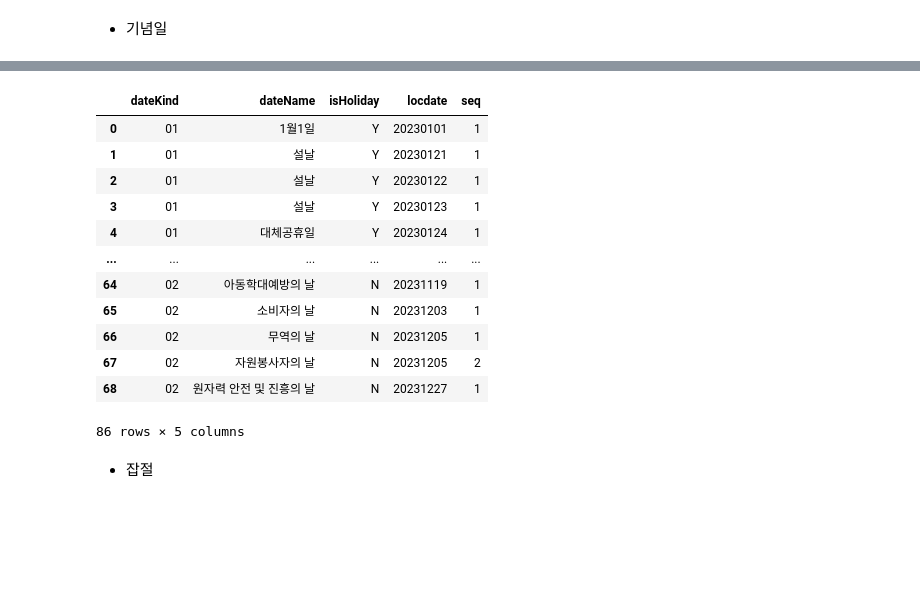
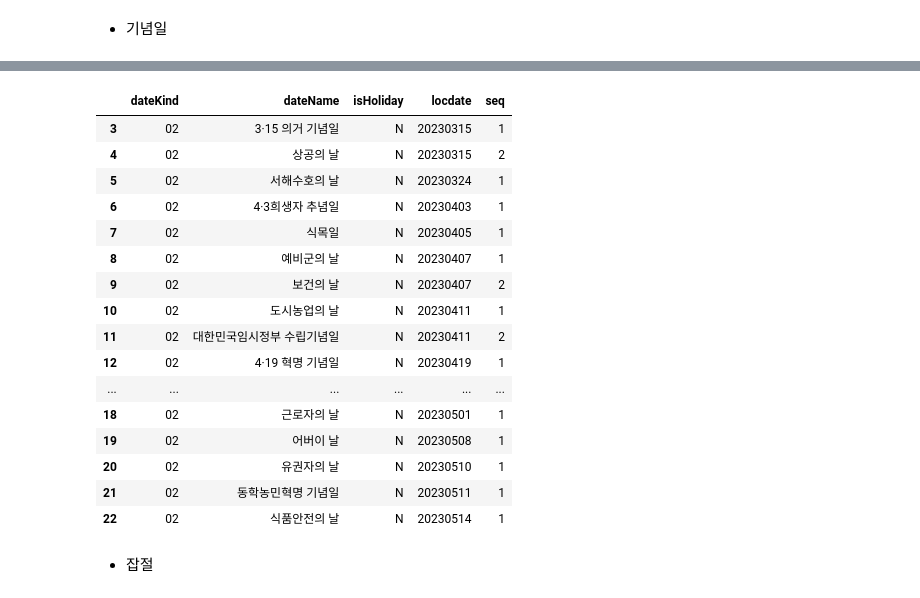
Before and after one commit to ssmpet/DataAnalysis_Lecture-2023.04, a Jupyter notebook: 07.FlaskWeb/calendar_util.ipynb, the cells around one changed output, grey strips where cells are left out. Drawn from its saved outputs; the diff is of its cells as text; code cells hidden in the pictures; blank space fills up the shorter version.

```diff
--- a/07.FlaskWeb/calendar_util.ipynb
+++ b/07.FlaskWeb/calendar_util.ipynb
@@ -192,19 +216,23 @@ dt = pd.concat([holidays, json_normalize(res['response']['body']['items']['item'
 # %%
-dt
+dt[20:40]
 # %% [output]
 |  | dateKind | dateName | isHoliday | locdate | seq |
-| 0 | 01 | 1월1일 | Y | 20230101 | 1 |
-| 1 | 01 | 설날 | Y | 20230121 | 1 |
-| 2 | 01 | 설날 | Y | 20230122 | 1 |
-| 3 | 01 | 설날 | Y | 20230123 | 1 |
-| 4 | 01 | 대체공휴일 | Y | 20230124 | 1 |
+| 3 | 02 | 3·15 의거 기념일 | N | 20230315 | 1 |
+| 4 | 02 | 상공의 날 | N | 20230315 | 2 |
+| 5 | 02 | 서해수호의 날 | N | 20230324 | 1 |
+| 6 | 02 | 4·3희생자 추념일 | N | 20230403 | 1 |
+| 7 | 02 | 식목일 | N | 20230405 | 1 |
+| 8 | 02 | 예비군의 날 | N | 20230407 | 1 |
+| 9 | 02 | 보건의 날 | N | 20230407 | 2 |
+| 10 | 02 | 도시농업의 날 | N | 20230411 | 1 |
+| 11 | 02 | 대한민국임시정부 수립기념일 | N | 20230411 | 2 |
+| 12 | 02 | 4·19 혁명 기념일 | N | 20230419 | 1 |
 | ... | ... | ... | ... | ... | ... |
-| 64 | 02 | 아동학대예방의 날 | N | 20231119 | 1 |
-| 65 | 02 | 소비자의 날 | N | 20231203 | 1 |
-| 66 | 02 | 무역의 날 | N | 20231205 | 1 |
-| 67 | 02 | 자원봉사자의 날 | N | 20231205 | 2 |
-| 68 | 02 | 원자력 안전 및 진흥의 날 | N | 20231227 | 1 |
+| 18 | 02 | 근로자의 날 | N | 20230501 | 1 |
+| 19 | 02 | 어버이 날 | N | 20230508 | 1 |
+| 20 | 02 | 유권자의 날 | N | 20230510 | 1 |
+| 21 | 02 | 동학농민혁명 기념일 | N | 20230511 | 1 |
+| 22 | 02 | 식품안전의 날 | N | 20230514 | 1 |
-86 rows × 5 columns
 # %% [markdown]
 - 잡절
 # %%
```
Also changed, not shown: parts of 14 cells of this notebook, 2 other files.
